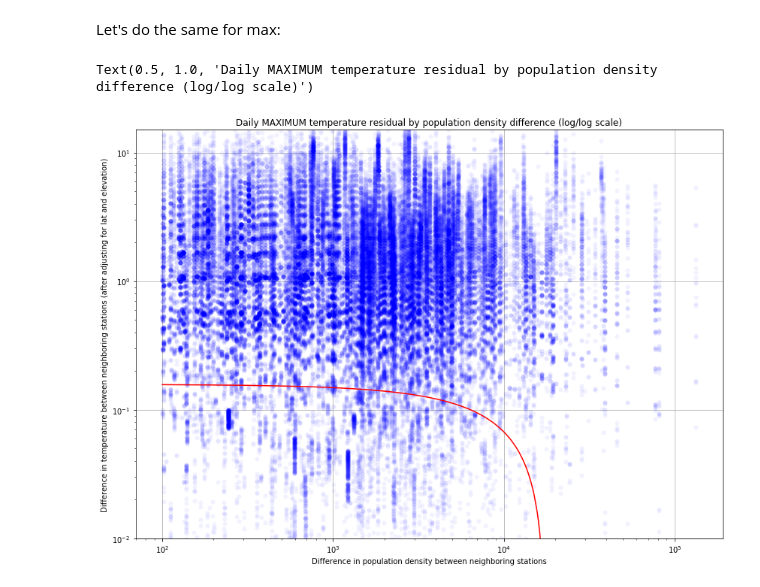
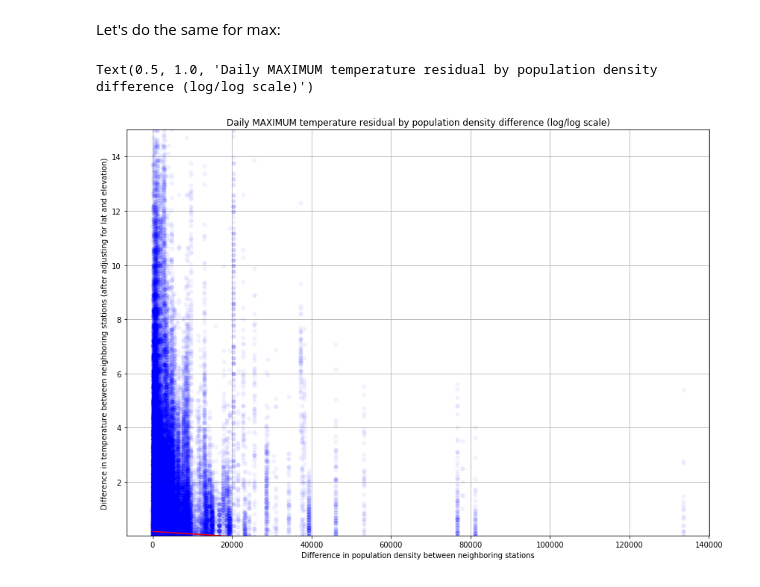
Before and after one commit to crstn/CISC, a Jupyter notebook: UHI-NOAA/NOAA_weather_station_data_2015.ipynb, the cells around one changed output. Cells and saved outputs as stored; diff of their text form; code cells hidden in the pictures.

```diff
--- a/UHI-NOAA/NOAA_weather_station_data_2015.ipynb
+++ b/UHI-NOAA/NOAA_weather_station_data_2015.ipynb
@@ -776,29 +776,29 @@ Let's do the same for max:
 # %%
 tmax = (data_2015.type == 'TMAX')
 morethan100 = (data_2015.nn_popdens_diff >= 100)
 
 x = data_2015[tmax & morethan100]['nn_popdens_diff']
 y = (data_2015[tmax & morethan100]['residual']) / 10
 
 fig = plt.figure()
 ax = plt.gca()
 # scatter
 ax.plot(x, y, 'o', c='blue', alpha=0.05, markeredgecolor='none')
 # plynomial fit line
 ax.plot(np.unique(x), np.poly1d(np.polyfit(x, y, 1))(np.unique(x)), c='red')
 
-ax.set_xscale('log')
-ax.set_yscale('log')
+#ax.set_xscale('log')
+#ax.set_yscale('log')
 
 # axis labels
 plt.xlabel("Difference in population density between neighboring stations")
 plt.ylabel("Difference in temperature between neighboring stations (after adjusting for lat and elevation)")
 
 # don't show the outliers in the scatter (buyt they are still used to fit the line!)
 ax.set_ylim([0.01,15])
 
 plt.grid(True)
 plt.title('Daily MAXIMUM temperature residual by population density difference (log/log scale)')
 # %% [output]
 Text(0.5, 1.0, 'Daily MAXIMUM temperature residual by population density difference (log/log scale)')
-[figure, old version]
+[figure, new version]
```
